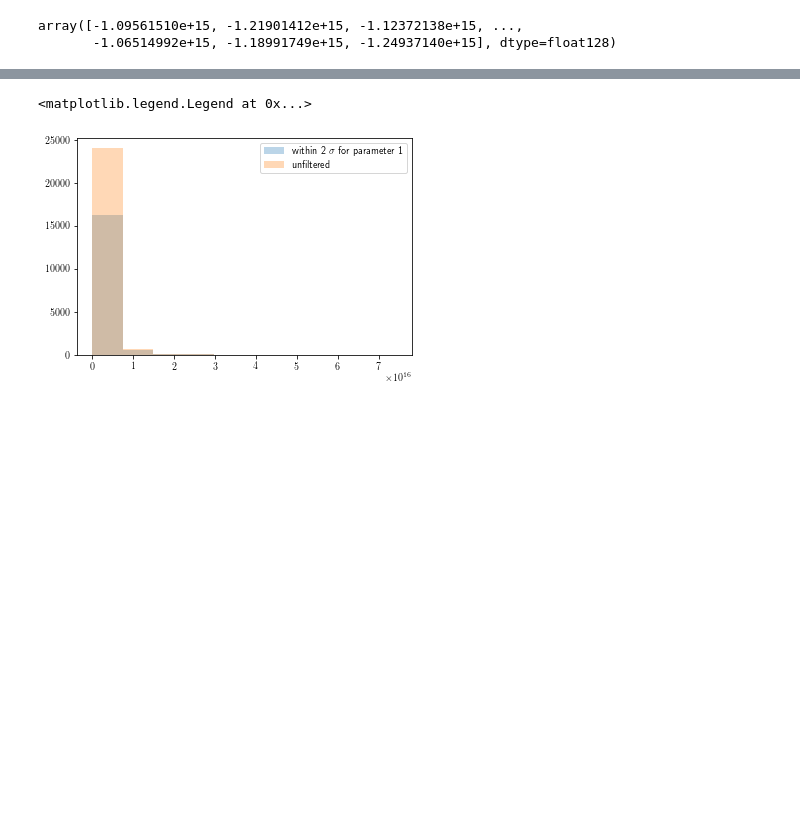
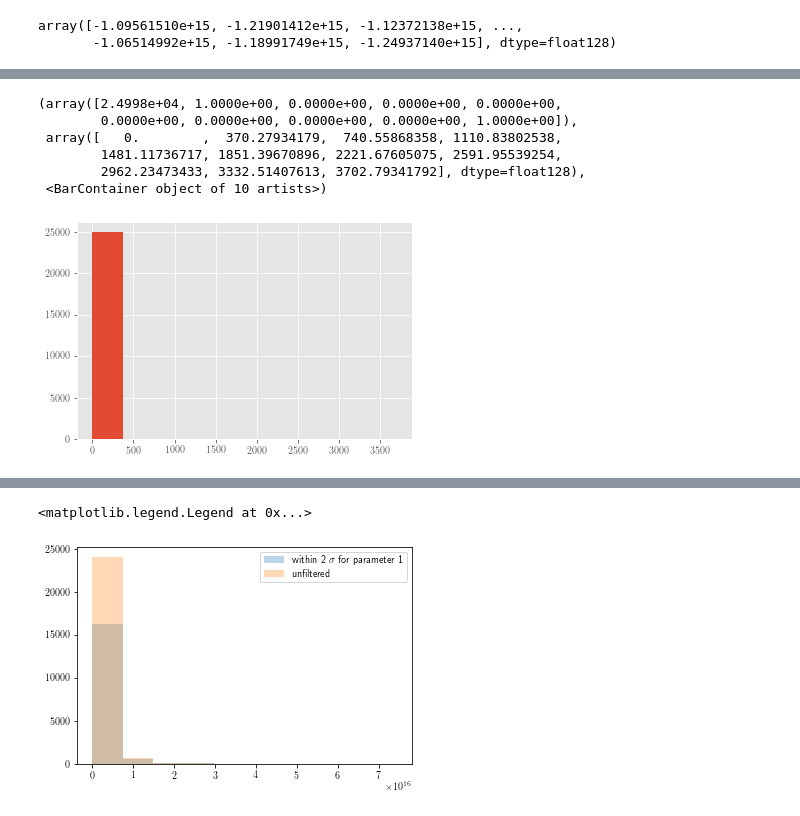
Before and after one commit to AliAlkadhim/PDF_Uncertainty, a Jupyter notebook: master_version/local/ALL_DATA_25k/Reweighting_2.ipynb, the cells around one changed output, grey strips where cells are left out. Drawn from its saved outputs; the diff is of its cells as text; code cells hidden in the pictures; blank space fills up the shorter version.

```diff
--- a/master_version/local/ALL_DATA_25k/Reweighting_2.ipynb
+++ b/master_version/local/ALL_DATA_25k/Reweighting_2.ipynb
@@ -457,0 +515,13 @@ np.mean(m/)
+# %%
+weight = np.exp(-0.5*chi2_corrected)/abs(MVG_corrected)
+# %%
+weight_normalized = MVG_corrected.shape[0] * weight/np.sum(weight)
+plt.hist(weight_normalized)
+# %% [output]
+(array([2.4998e+04, 1.0000e+00, 0.0000e+00, 0.0000e+00, 0.0000e+00,
+        0.0000e+00, 0.0000e+00, 0.0000e+00, 0.0000e+00, 1.0000e+00]),
+ array([   0.        ,  370.27934179,  740.55868358, 1110.83802538,
+        1481.11736717, 1851.39670896, 2221.67605075, 2591.95539254,
+        2962.23473433, 3332.51407613, 3702.79341792], dtype=float128),
+ <BarContainer object of 10 artists>)
+[figure, added]
```
Also changed, not shown: parts of 13 cells of this notebook, 2 other files.
